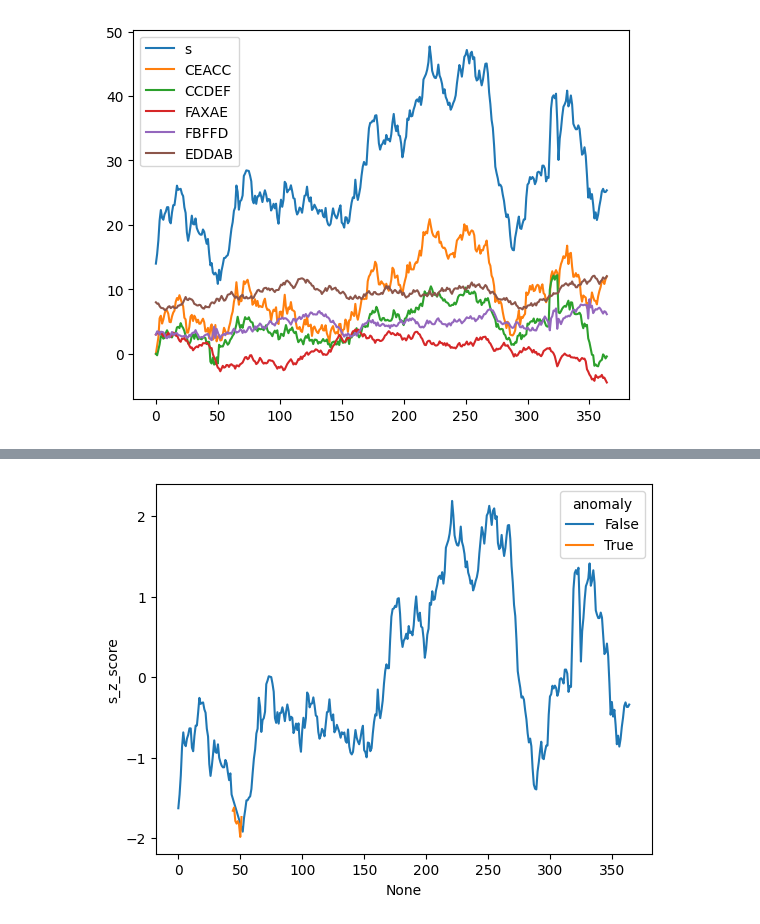
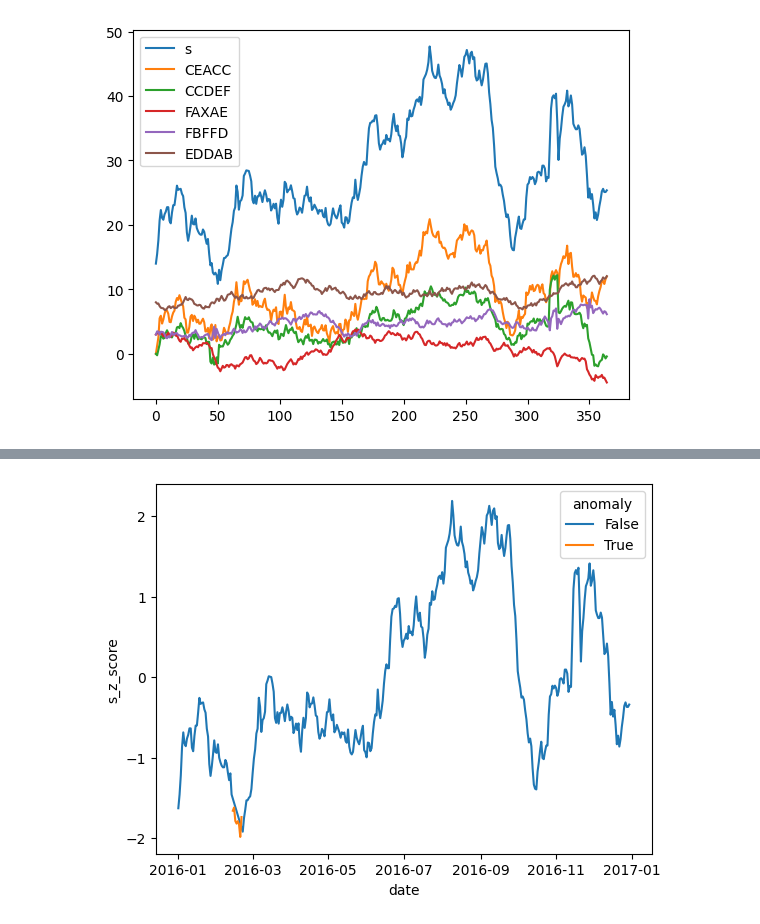
Before and after one commit to gandalf486/weather-forecast, a Jupyter notebook: explore.ipynb, the cells around one changed output, grey strips where cells are left out. Saved outputs shown, nothing was run; the diff lists cells and outputs as text; code cells hidden in the pictures.

```diff
--- a/explore.ipynb
+++ b/explore.ipynb
@@ -334,8 +336,10 @@ plt.close()
 # %%
 scaler = StandardScaler()
 time_series['s_z_score'] = scaler.fit_transform(time_series['s'].values.reshape(-1,1))
-sns.lineplot(data=time_series,y='s_z_score',x=time_series.index, hue='anomaly')
+sns.lineplot(data=time_series,y='s_z_score',x=time_series.date, hue='anomaly')
+# plt.vlines(x=pd.to_datetime('2016-02-14'),ymin=-2,ymax=2,linestyles='dashed',color='orange')
+# plt.vlines(x=pd.to_datetime('2016-02-21'),ymin=-2,ymax=2,linestyles='dashed',color='orange')
 plt.show()
 plt.close()
 # %% [output]
-[figure, old version]
+[figure, new version]
```
Also changed, not shown: parts of 11 cells of this notebook.
